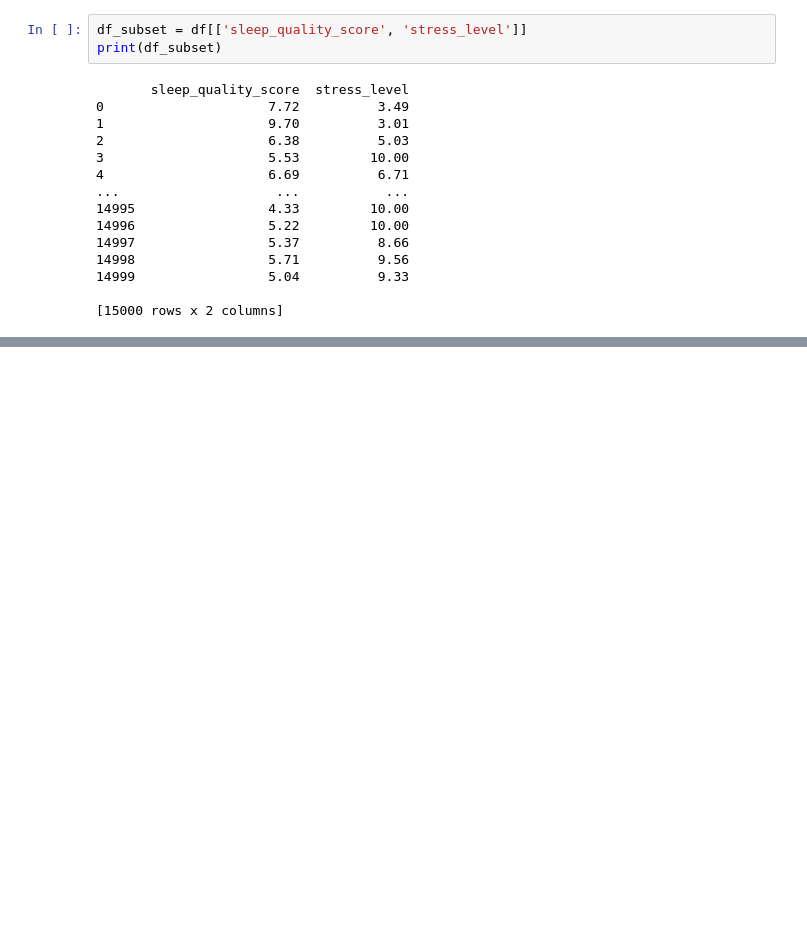
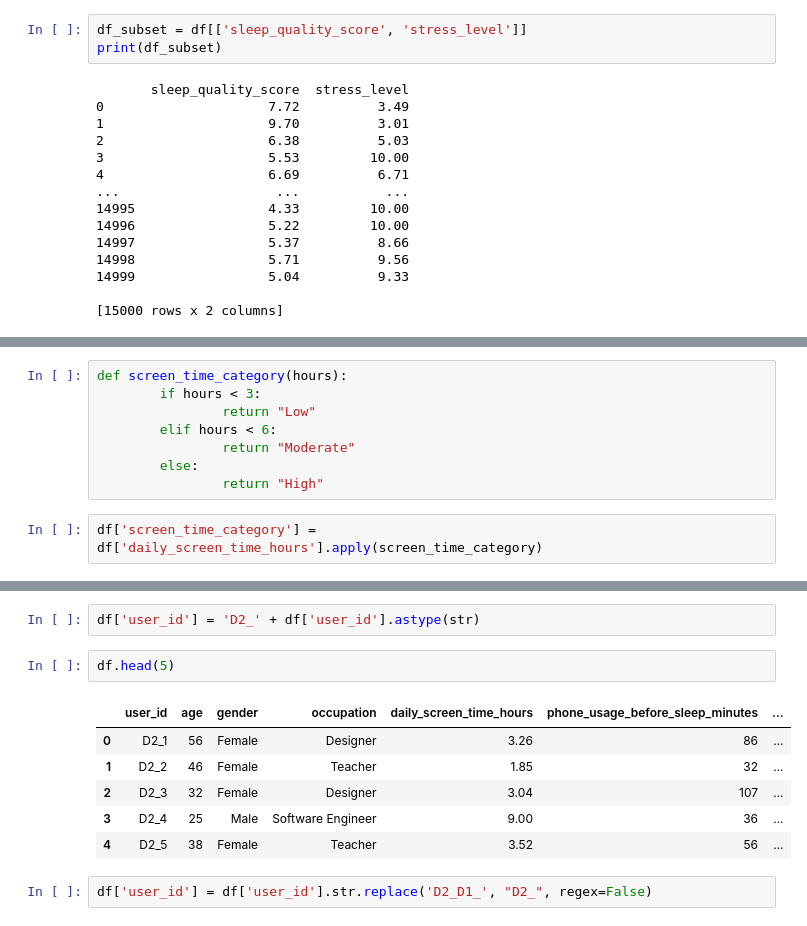
Before and after one commit to BugBananaLiver/Smartphone_Addiction_Analysis, a Jupyter notebook: Data_Cleanup_2nd.ipynb, the cells around one changed output, grey strips where cells are left out. Drawn from its saved outputs; the diff is of its cells as text; blank space fills up the shorter version.

```diff
--- a/Data_Cleanup_2nd.ipynb
+++ b/Data_Cleanup_2nd.ipynb
@@ -152,0 +179,10 @@ print(df_subset)
+# %%
+def screen_time_category(hours):
+        if hours < 3:
+                return "Low"
+        elif hours < 6:
+                return "Moderate"
+        else:
+                return "High"
+# %%
+df['screen_time_category'] = df['daily_screen_time_hours'].apply(screen_time_category)
@@ -152,0 +283,13 @@ print(df_subset)
+# %%
+df['user_id'] = 'D2_' + df['user_id'].astype(str)
+# %%
+df.head(5)
+# %% [output]
+|  | user_id | age | gender | occupation | daily_screen_time_hours | phone_usage_before_sleep_minutes | ... |
+| 0 | D2_1 | 56 | Female | Designer | 3.26 | 86 | ... |
+| 1 | D2_2 | 46 | Female | Teacher | 1.85 | 32 | ... |
+| 2 | D2_3 | 32 | Female | Designer | 3.04 | 107 | ... |
+| 3 | D2_4 | 25 | Male | Software Engineer | 9.00 | 36 | ... |
+| 4 | D2_5 | 38 | Female | Teacher | 3.52 | 56 | ... |
+# %%
+df['user_id'] = df['user_id'].str.replace('D2_D1_', "D2_", regex=False)
```
Also changed, not shown: parts of 14 cells of this notebook, 3 other files.
